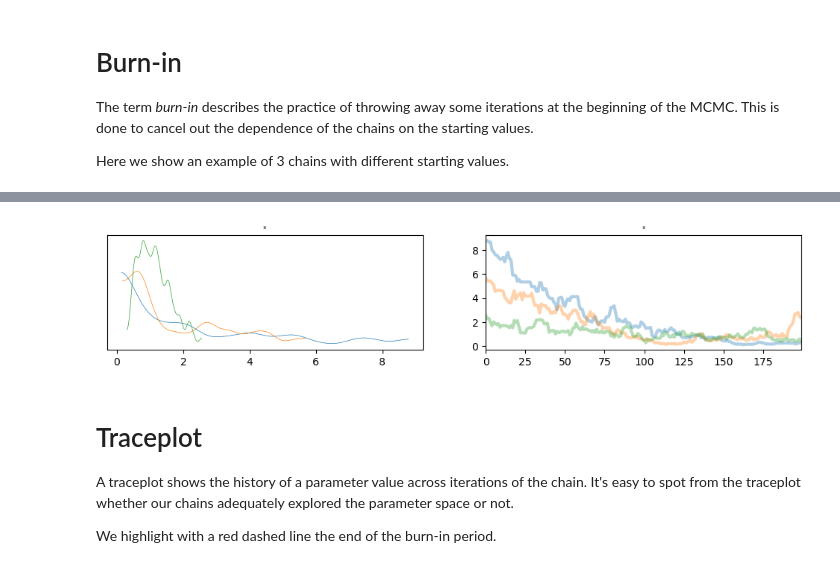
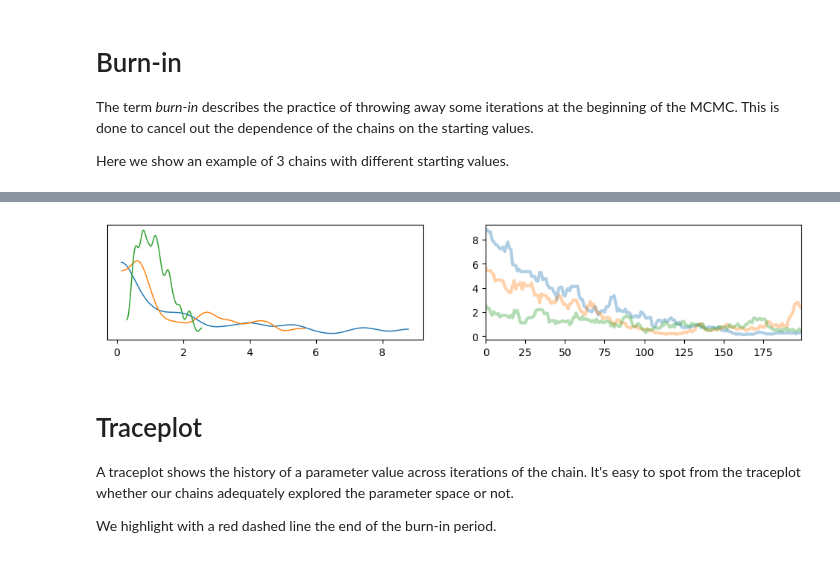
Before and after one commit to fcastagna/mcmc_convergence, a Jupyter notebook: convergence.ipynb, the cells around one changed output, grey strips where cells are left out. Saved outputs shown, nothing was run; the diff lists cells and outputs as text; code cells hidden in the pictures.

```diff
--- a/convergence.ipynb
+++ b/convergence.ipynb
@@ -67,11 +63,12 @@ with model:
 # %%
 import arviz as az
 niter_plot = 200
 tr_data = np.array([ex0.posterior.m[:,:niter_plot], ex1.posterior.m[:,:niter_plot], ex2.posterior.m[:,:niter_plot]])
-az.plot_trace(tr_data[:,0,:], compact=0, trace_kwargs={'linewidth': 3})#, kind='rank_bars')
+axes = az.plot_trace(tr_data[:,0,:], compact=0, trace_kwargs={'linewidth': 3},
+              labeller=az.labels.MapLabeller(var_name_map={"x": ''}))#, kind='rank_bars')
 pass
 # %% [output]
-[figure, old version]
+[figure, new version]
 # %%
 t_0 = trace_0.posterior.m[:,nburn:]
 t_1 = trace_1.posterior.m[:,nburn:]
```
Also changed, not shown: parts of 25 cells of this notebook.
